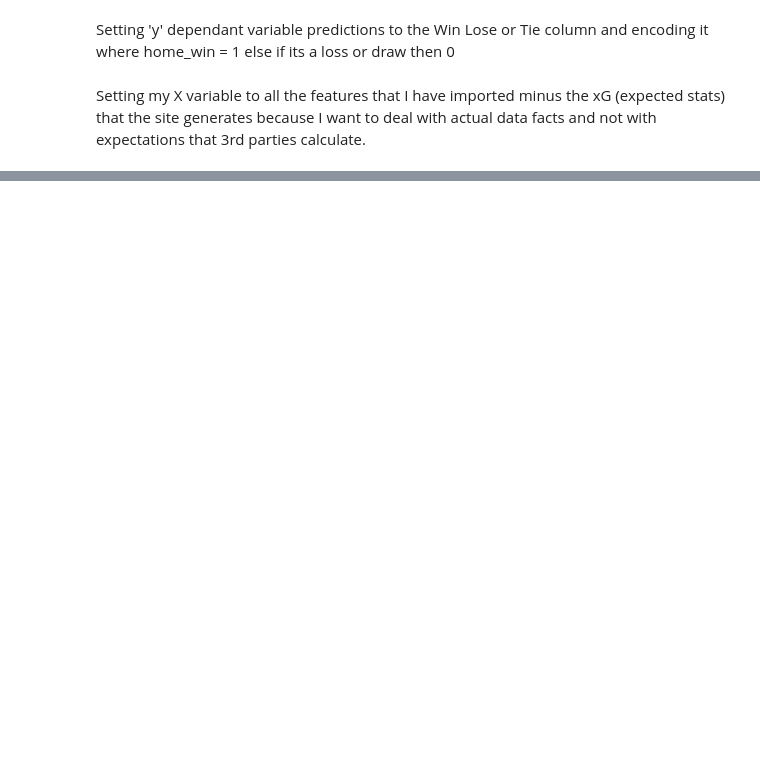
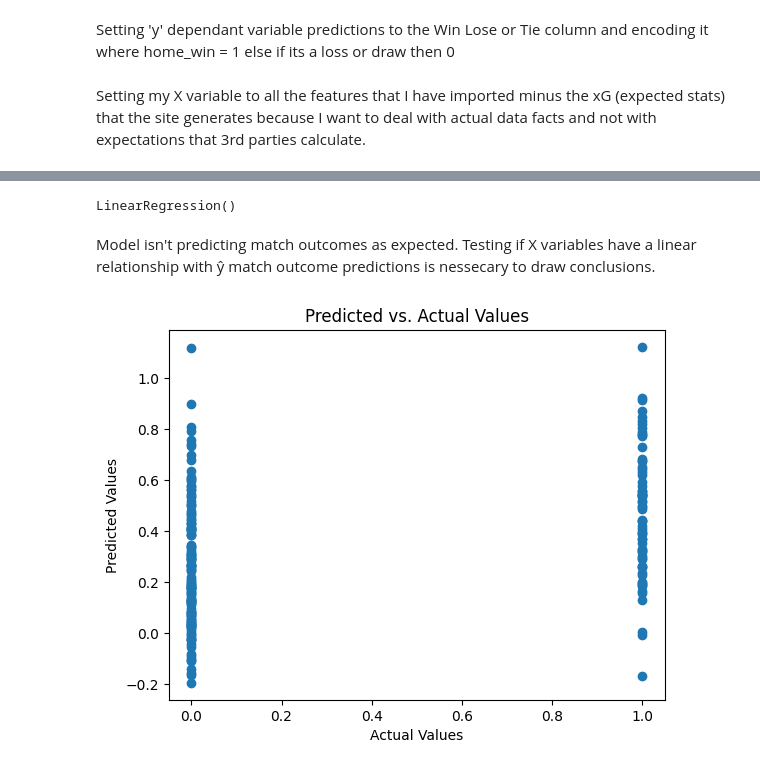
Before and after one commit to hmkamel/Football_ML, a Jupyter notebook: Linear_Reg_Model.ipynb, the cells around one changed output, grey strips where cells are left out. Saved outputs shown, nothing was run; the diff lists cells and outputs as text; code cells hidden in the pictures; blank space fills up the shorter version.

Commit message:
linear regression not fit for dataset

```diff
--- a/Linear_Reg_Model.ipynb
+++ b/Linear_Reg_Model.ipynb
@@ -14,3 +11,11 @@ y = np.where(y == 'home_win',1,0)
+# %%
+from sklearn.compose import ColumnTransformer
+from sklearn.preprocessing import OneHotEncoder
+
+y = dataset.iloc[:, 13].values
+
+encoder = OneHotEncoder()
+y = encoder.fit_transform(y.reshape(-1,1)).toarray()
 # %% [markdown]
 Setting my X variable to all the features that I have imported minus the xG (expected stats) that the site generates because I want to deal with
 actual data facts and not with expectations that 3rd parties calculate.
@@ -35,0 +48,8 @@ print(type(y_df))
+# %%
+from sklearn.preprocessing import MinMaxScaler
+
+scaler = MinMaxScaler(feature_range=(0, 1))  # Optional: Set feature range
+X = scaler.fit_transform(X)
+
+print(X)
+print(y)
@@ -35,0 +71,23 @@ print(type(y_df))
+# %%
+from sklearn.model_selection import train_test_split
+X_train, X_test, y_train, y_test = train_test_split(X, y, test_size=0.2, random_state=1)
+# %%
+from sklearn.linear_model import LinearRegression
+regressor = LinearRegression()
+regressor.fit(X_train, y_train)
+# %% [output]
+LinearRegression()
+# %% [markdown]
+Model isn't predicting match outcomes as expected. Testing if X variables have a linear relationship with ŷ match outcome predictions is nessecary to draw conclusions.
+# %%
+import matplotlib.pyplot as plt
+
+y_pred = regressor.predict(X_test)
+
+plt.scatter(y_test, y_pred)
+plt.xlabel("Actual Values")
+plt.ylabel("Predicted Values")
+plt.title("Predicted vs. Actual Values")
+plt.show()
+# %% [output]
+[figure, added]
```
Also changed, not shown: parts of 6 cells of this notebook, 5 other files.
